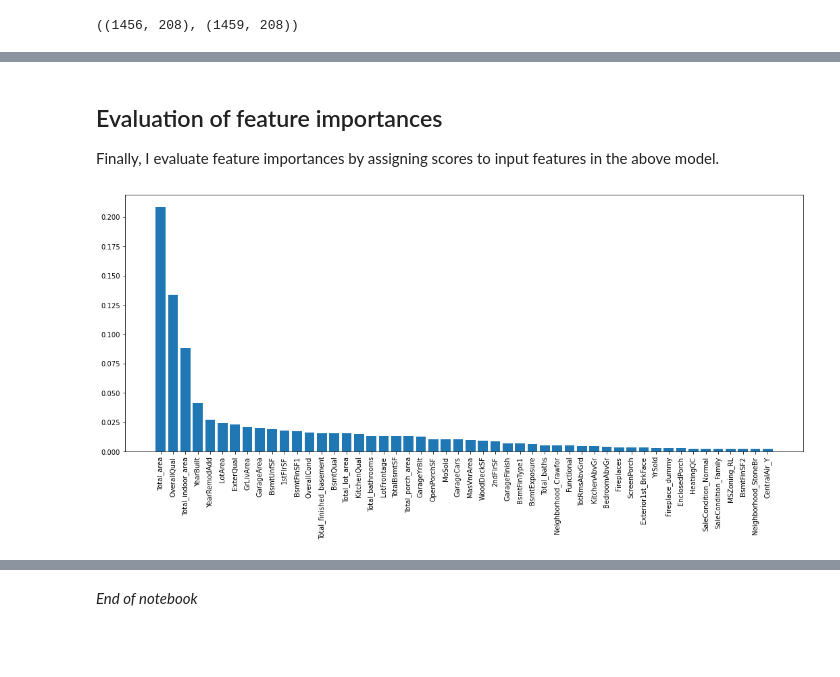
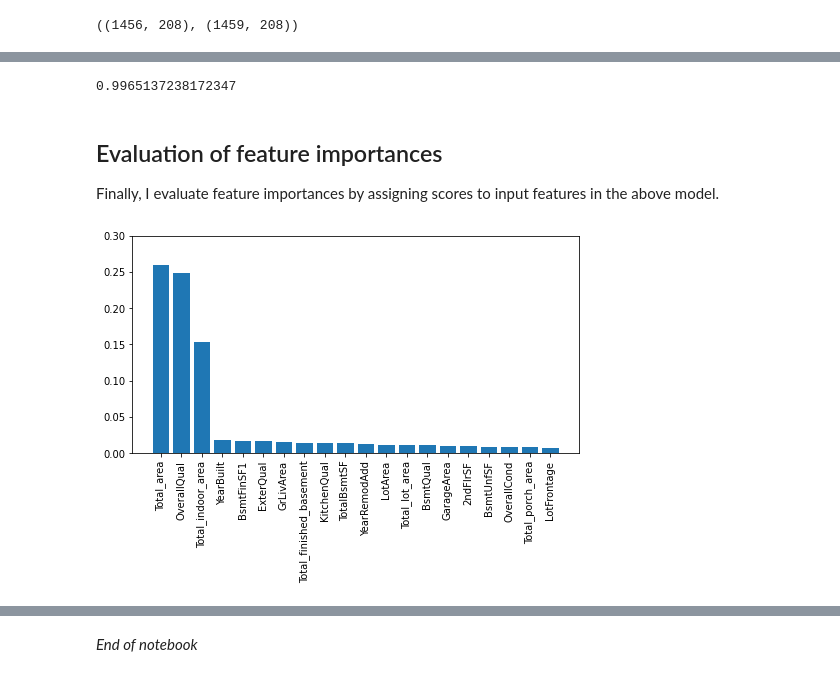
Before and after one commit to allakulov/Udacity_houseprices, a Jupyter notebook: Udacity_capstone.ipynb, the cells around one changed output, grey strips where cells are left out. Cells and saved outputs as stored; diff of their text form; code cells hidden in the pictures; blank space fills up the shorter version.

```diff
--- a/Udacity_capstone.ipynb
+++ b/Udacity_capstone.ipynb
@@ -1087,24 +1028,24 @@ Next, I use RandomizedSearchCV to tune hyperparameters of the model and evaluate
 # pipeline of the scaler and regression model
 pipeline_gbr = Pipeline([
         ('scaler', MinMaxScaler()),
-        ('GFR', GradientBoostingRegressor())
+        ('GBR', GradientBoostingRegressor())
     ])
 
 # parameters to search on
 parameters_gbr = {
-        'GFR__random_state': [10],
-        'GFR__learning_rate': uniform(0.001, 0.06),
-        'GFR__n_estimators': randint(3500, 4200),
-        'GFR__subsample': uniform(0.01, 0.8),
-        'GFR__max_depth': [4, 5, 6, 9],
-        'GFR__criterion': ["friedman_mse", "mse", "mae"],
-        'GFR__tol': [0.001],
-        'GFR__n_iter_no_change': [10]
+        'GBR__random_state': [10],
+        'GBR__learning_rate': (0.001, 0.06),
+        'GBR__n_estimators': (1000, 5000),
+        'GBR__subsample': (0.01, 0.8),
+        'GBR__max_depth': (3, 8),
+        'GBR__criterion': ("friedman_mse", "mse", "mae"),
+        'GBR__tol': [0.001],
+        'GBR__n_iter_no_change': [10]
     }
 
 # initiate instance
-gs_gbr = RandomizedSearchCV(pipeline_gbr, parameters_gbr, n_iter=80, n_jobs = -1, scoring= 'neg_mean_squared_log_error', cv = 5, verbose=1, random_state =10)
+gbr_bayes_search = BayesSearchCV(estimator=pipeline_gbr, search_spaces=parameters_gbr, n_iter=100, n_jobs=-1, scoring= 'neg_root_mean_squared_error', cv = 5, verbose=1, random_state =10)
 # %%
 # random grid search
-gs_gbr.fit(X_reduced, y)
+gbr_bayes_search.fit(X_reduced, y)
 # %% [output]
@@ -1160,0 +1200,6 @@ submission_gbr.to_csv('submission_gbr.csv', index=False)
+# %%
+#calculate R squared on the training set
+y_hat_full = bayes_search_full.predict(X)
+r2_score(y_hat_full, y)
+# %% [output]
+0.9965137238172347
@@ -1164,19 +1218,22 @@ submission_gbr.to_csv('submission_gbr.csv', index=False)
 Finally, I evaluate feature importances by assigning scores to input features in the above model.
 # %%
 #get feature importances
-importances = gs_gbr.best_estimator_._final_estimator.feature_importances_
+importances = gbr_bayes_search.best_estimator_._final_estimator.feature_importances_
 #reverse the list - greatest to least important
 sorted_index = np.argsort(importances)[::-1]
-x = range(0,50)
+x = range(0,20)
 
 #tick labels
 labels = np.array(X_reduced.columns)[sorted_index]
 
 #plot
-plt.figure(figsize=(18,7))
-plt.bar(x, importances[sorted_index][0:50], tick_label = labels[0:50])
+plt.figure(figsize=(8,4))
+plt.bar(x, importances[sorted_index][0:20], tick_label = labels[0:20])
 plt.xticks(rotation = 90)
 
+axes = plt.gca()
+axes.set_ylim([0,0.3])
+
 plt.show()
 # %% [output]
-[figure, old version]
+[figure, new version]
```
Also changed, not shown: parts of 37 cells of this notebook.
